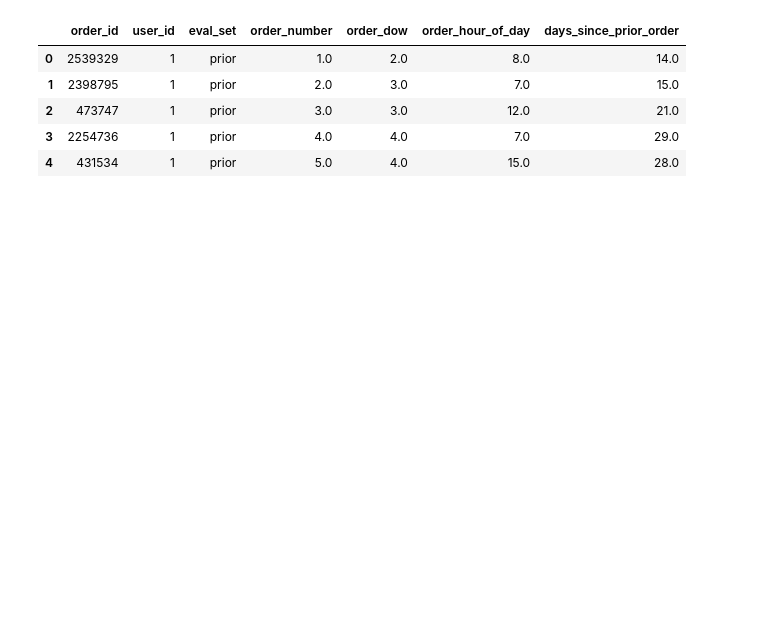
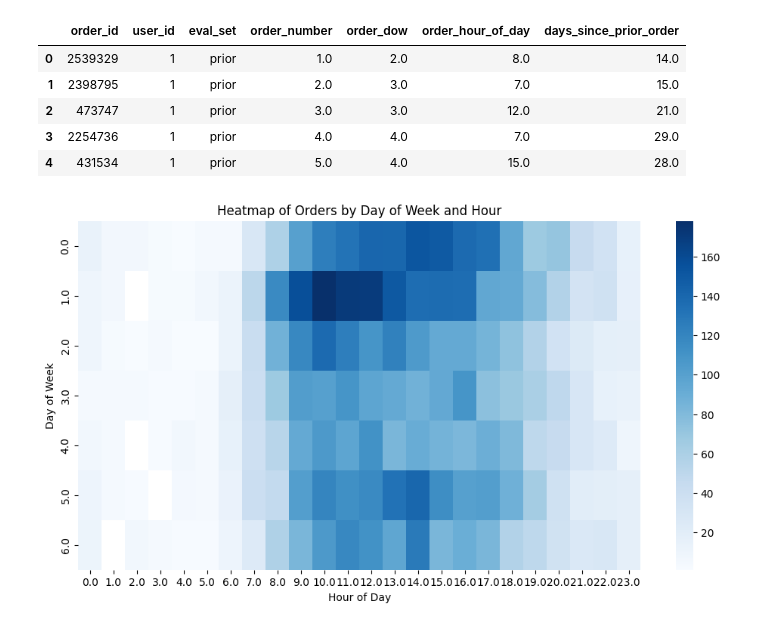
Before and after one commit to suyon0416/26-2_ESAA_YB, a Jupyter notebook: ESAA_YB_WEEK3.ipynb, the cells around one changed output. Saved outputs shown, nothing was run; the diff lists cells and outputs as text; code cells hidden in the pictures; blank space fills up the shorter version.

```diff
--- a/ESAA_YB_WEEK3.ipynb
+++ b/ESAA_YB_WEEK3.ipynb
@@ -395,3 +397,20 @@ sample_df.head()
 | 2 | 473747 | 1 | prior | 3.0 | 3.0 | 12.0 | 21.0 |
 | 3 | 2254736 | 1 | prior | 4.0 | 4.0 | 7.0 | 29.0 |
 | 4 | 431534 | 1 | prior | 5.0 | 4.0 | 15.0 | 28.0 |
+# %%
+# 요일과 시간대별 주문 건수 집계 피벗테이블 생성
+order_pivot = sample_df.pivot_table(
+    index='order_dow',
+    columns='order_hour_of_day',
+    values='order_id',
+    aggfunc='count',
+)
+
+plt.figure(figsize=(12, 6))
+sns.heatmap(order_pivot, cmap='Blues', fmt='d')
+plt.title('Heatmap of Orders by Day of Week and Hour')
+plt.xlabel('Hour of Day')
+plt.ylabel('Day of Week')
+plt.show()
+# %% [output]
+[figure, added]
```
Also changed, not shown: parts of 1 cell of this notebook.
